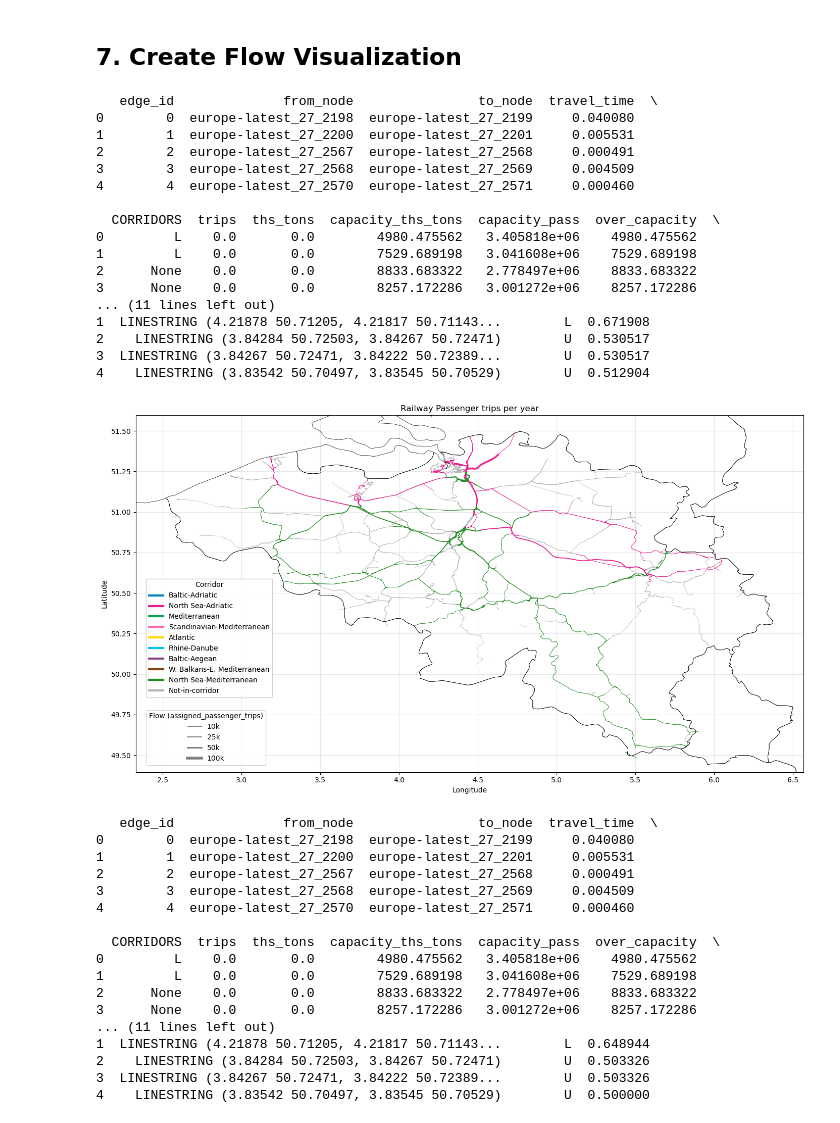
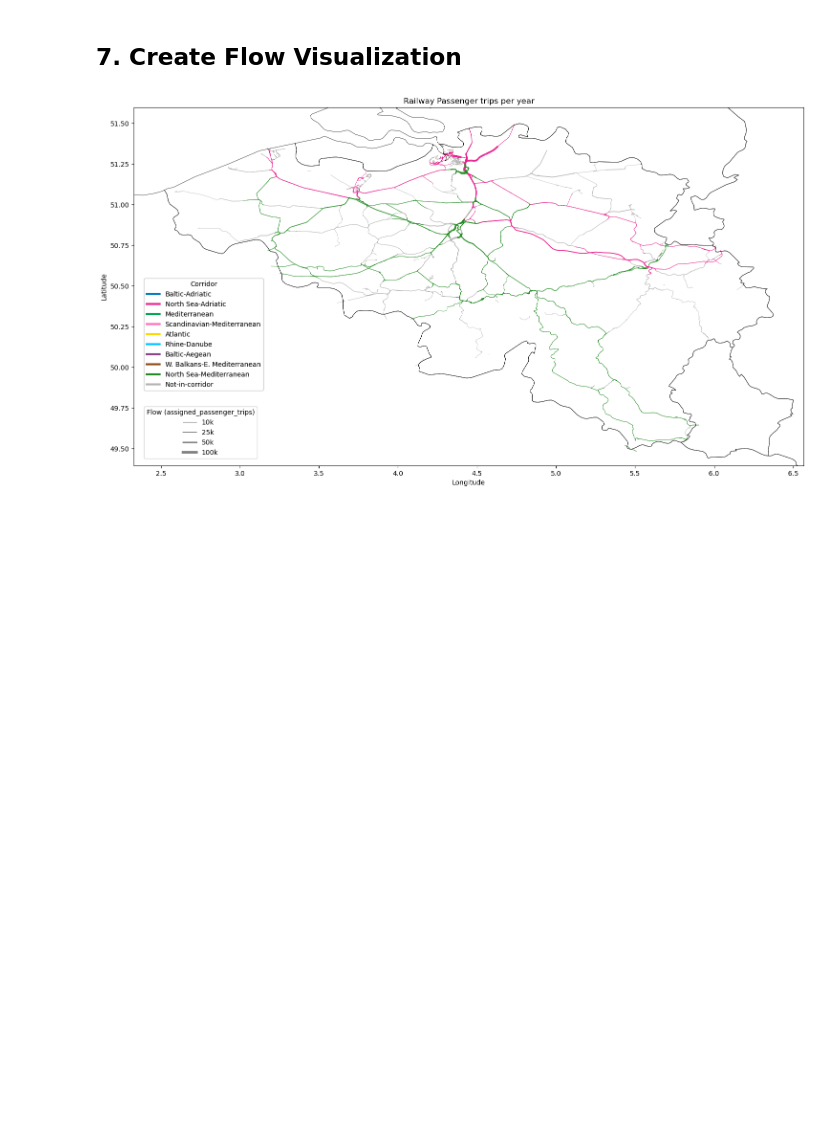
Before and after one commit to miracaEU/Transport-Flows-Allocation, a Jupyter notebook: book/Rail_Flow_Assignment.ipynb, the cells around one changed output. Saved outputs shown, nothing was run; the diff lists cells and outputs as text; code cells hidden in the pictures; blank space fills up the shorter version.

```diff
--- a/book/Rail_Flow_Assignment.ipynb
+++ b/book/Rail_Flow_Assignment.ipynb
@@ -291,7 +305,7 @@ filtered_network_df = filtered_network_df.merge(
 SELECTED_COUNTRY = "Belgium"
 
 # Create figure
-fig, ax1 = plt.subplots(1, 1, figsize=(18, 8))
+fig, ax1 = plt.subplots(1, 1, figsize=(15, 10))
 
 plot_edges_by_flow_thickness(
     ax1,filtered_network_df, flow_col='assigned_passenger_trips', corridors_col='CORRIDORS',
@@ -299,66 +313,32 @@ plot_edges_by_flow_thickness(
  )
 europe_countries.boundary.plot(ax=ax1, color='black', linewidth=0.5)
 ax1.set_title('Railway Passenger trips per year')
 ax1.set_xlabel('Longitude')
 ax1.set_ylabel('Latitude')
 ax1.set_xlim(xlim)
 ax1.set_ylim(ylim)
 
 plt.savefig(outpath / f'rail_network_pass_{SELECTED_COUNTRY.replace(" ", "_")}_zoom.png', dpi=300, bbox_inches='tight')
 
 plt.tight_layout()
 plt.show()
 
-fig, ax2 = plt.subplots(1, 1, figsize=(18, 8))
+fig, ax2 = plt.subplots(1, 1, figsize=(15, 10))
 
 plot_edges_by_flow_thickness(
     ax2,filtered_network_df, flow_col='assigned_ths_tons', corridors_col='CORRIDORS',
     lw_min=0.5, lw_max=5, scale='linear', scale_div=5, legend_ticks=[100,1000,2500,5000]
  )
 europe_countries.boundary.plot(ax=ax2, color='black', linewidth=0.5)
 ax2.set_title('Railway Freight thousand tons per year')
 ax2.set_xlabel('Longitude')
 ax2.set_ylabel('Latitude')
 ax2.set_xlim(xlim)
 ax2.set_ylim(ylim)
 
 plt.savefig(outpath / f'rail_network_freight_{SELECTED_COUNTRY.replace(" ", "_")}.png', dpi=300, bbox_inches='tight')
 
 plt.tight_layout()
 plt.show()
 # %% [output]
-   edge_id              from_node                to_node  travel_time  \
-0        0  europe-latest_27_2198  europe-latest_27_2199     0.040080
-1        1  europe-latest_27_2200  europe-latest_27_2201     0.005531
-2        2  europe-latest_27_2567  europe-latest_27_2568     0.000491
-3        3  europe-latest_27_2568  europe-latest_27_2569     0.004509
-4        4  europe-latest_27_2570  europe-latest_27_2571     0.000460
-
-  CORRIDORS  trips  ths_tons  capacity_ths_tons  capacity_pass  over_capacity  \
-0         L    0.0       0.0        4980.475562   3.405818e+06    4980.475562
-1         L    0.0       0.0        7529.689198   3.041608e+06    7529.689198
-2      None    0.0       0.0        8833.683322   2.778497e+06    8833.683322
-3      None    0.0       0.0        8257.172286   3.001272e+06    8257.172286
-... (11 lines left out)
-1  LINESTRING (4.21878 50.71205, 4.21817 50.71143...        L  0.671908
-2    LINESTRING (3.84284 50.72503, 3.84267 50.72471)        U  0.530517
-3  LINESTRING (3.84267 50.72471, 3.84222 50.72389...        U  0.530517
-4    LINESTRING (3.83542 50.70497, 3.83545 50.70529)        U  0.512904
-[figure, old version]
+[figure, new version]
-   edge_id              from_node                to_node  travel_time  \
-0        0  europe-latest_27_2198  europe-latest_27_2199     0.040080
-1        1  europe-latest_27_2200  europe-latest_27_2201     0.005531
-2        2  europe-latest_27_2567  europe-latest_27_2568     0.000491
-3        3  europe-latest_27_2568  europe-latest_27_2569     0.004509
-4        4  europe-latest_27_2570  europe-latest_27_2571     0.000460
-
-  CORRIDORS  trips  ths_tons  capacity_ths_tons  capacity_pass  over_capacity  \
-0         L    0.0       0.0        4980.475562   3.405818e+06    4980.475562
-1         L    0.0       0.0        7529.689198   3.041608e+06    7529.689198
-2      None    0.0       0.0        8833.683322   2.778497e+06    8833.683322
-3      None    0.0       0.0        8257.172286   3.001272e+06    8257.172286
-... (11 lines left out)
-1  LINESTRING (4.21878 50.71205, 4.21817 50.71143...        L  0.648944
-2    LINESTRING (3.84284 50.72503, 3.84267 50.72471)        U  0.503326
-3  LINESTRING (3.84267 50.72471, 3.84222 50.72389...        U  0.503326
-4    LINESTRING (3.83542 50.70497, 3.83545 50.70529)        U  0.500000
```
Also changed, not shown: parts of 7 cells of this notebook, 2 other files.
